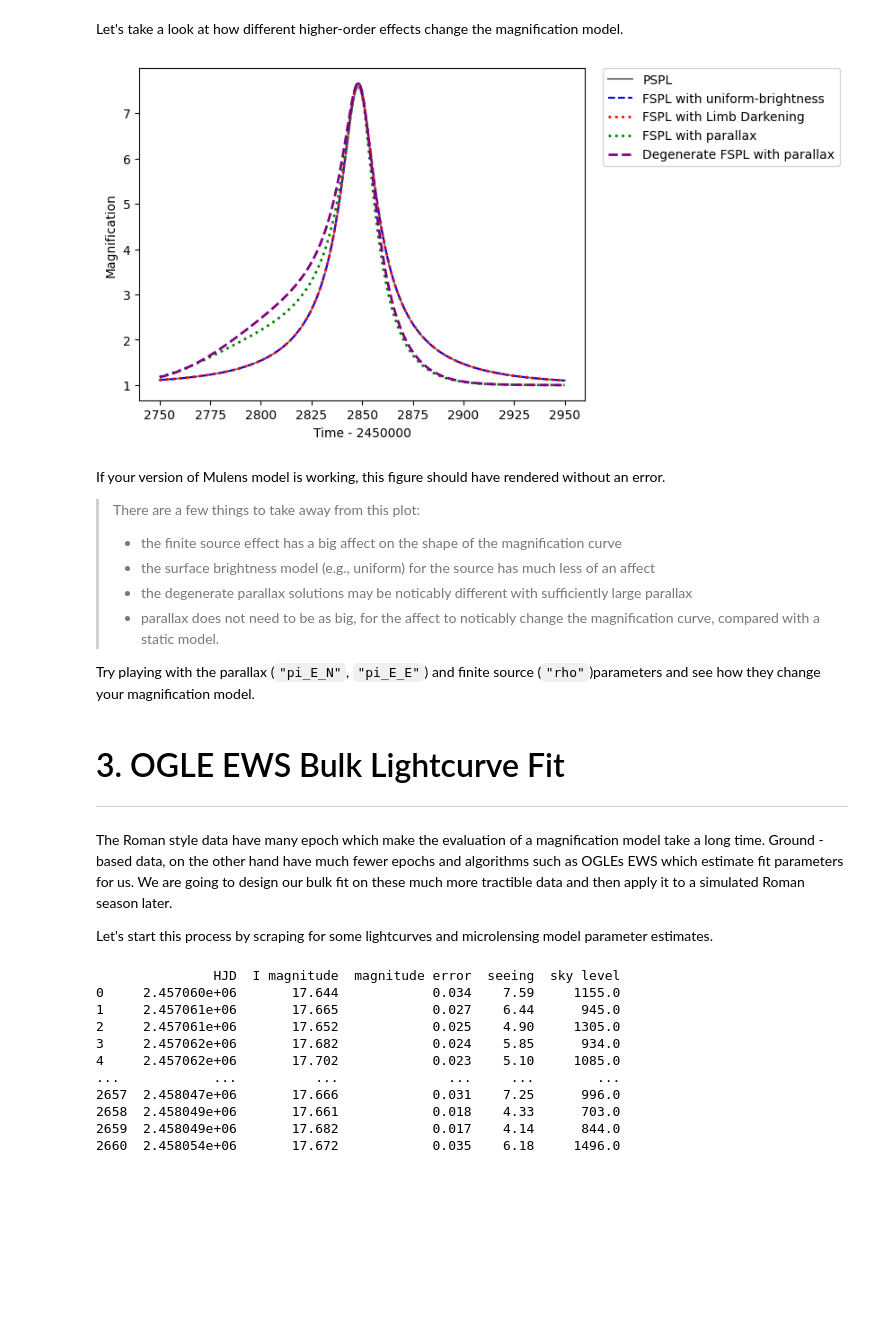
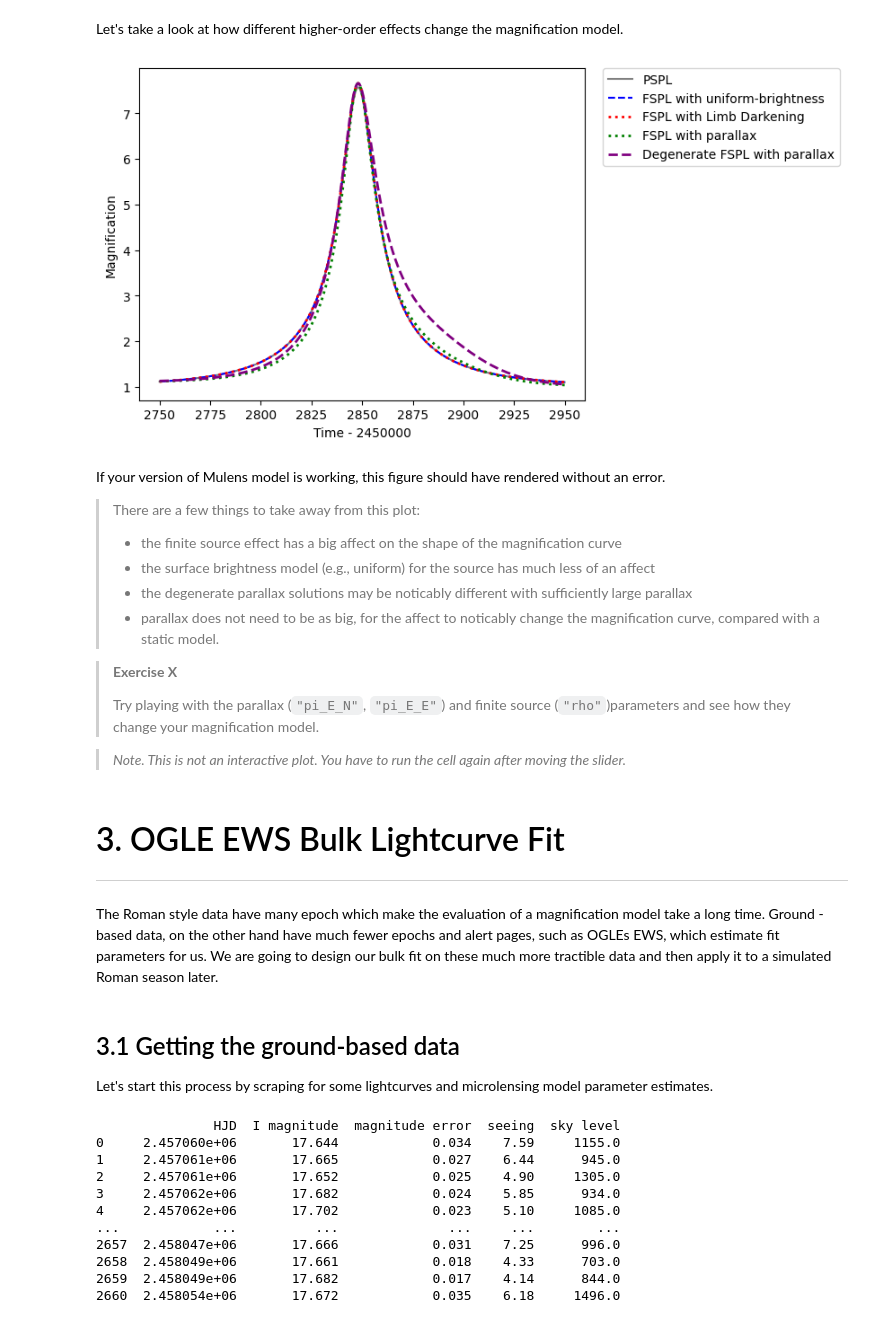
Before and after one commit to AmberLee2427/minicourses, a Jupyter notebook: chapter5/Chapter5.ipynb, the cells around one changed output. Saved outputs shown, nothing was run; the diff lists cells and outputs as text; code cells hidden in the pictures; blank space fills up the shorter version.

```diff
--- a/chapter5/Chapter5.ipynb
+++ b/chapter5/Chapter5.ipynb
@@ -316,7 +333,7 @@ u_0 = 0.133
 t_E = 61.5
 log_rho = -1.4 #@param {type:"slider", min:-3, max:0, step:0.1}
 rho = 10**log_rho
-pi_E_E = 3.2 #@param {"type":"slider","min":-5,"max":5,"step":0.1}
+pi_E_E = -1.4 #@param {"type":"slider","min":-5,"max":5,"step":0.1}
 pi_E_N = 1.7 #@param {type:"slider", min:-5, max:5, step:0.1}
 t_0_par = 2452848.06 # should not change during modelling and needs to be close to t_0
 
@@ -374,34 +391,34 @@ fspl.plot_magnification(
     )
 
 # calculate the magnification curve using a finite source model and parallax
 fspl_pllx.set_magnification_methods([2450000., finite_source_methods[1], 2470000.])  # rho = 0.1
 fspl_pllx.plot_magnification(
     t_range=t_range,
     subtract_2450000=True,
     color='green',
     linestyle=':',
     linewidth=2,
     label='FSPL with parallax'
     )
 
 
 # calculate the degenerate finite-source, parallax solution
 fspl_pllx.set_magnification_methods([2450000., finite_source_methods[3], 2470000.])
 parameters = ["t_0", "u_0", "t_E", "rho", "pi_E_E", "pi_E_N", "t_0_par"]
 setattr(fspl_pllx.parameters, "u_0", -u_0)  # multiply u0 by -1 to get the degenerate solution
 fspl_pllx.plot_magnification(
     t_range=t_range,
     subtract_2450000=True,
     color='purple',
     linestyle='--',
     linewidth=2,
     label='Degenerate FSPL with parallax'
     )
 
 plt.legend(loc='upper left', bbox_to_anchor=(1.04, 1), borderaxespad=0)
 plt.show()
 # %% [output]
-[figure, old version]
+[figure, new version]
 # %% [markdown]
 If your version of Mulens model is working, this figure should have rendered without an error.
 
@@ -411,14 +428,20 @@ If your version of Mulens model is working, this figure should have rendered wit
 > * the degenerate parallax solutions may be noticably different with sufficiently large parallax
 > * parallax does not need to be as big, for the affect to noticably change the magnification curve, compared with a static model.
 
-Try playing with the parallax (`"pi_E_N"`, `"pi_E_E"`) and finite source (`"rho"`)parameters and see how they  change your magnification model.
+> **Exercise X**
+>
+> Try playing with the parallax (`"pi_E_N"`, `"pi_E_E"`) and finite source (`"rho"`)parameters and see how they  change your magnification model.
+
+> *Note. This is not an interactive plot. You have to run the cell again after moving the slider.*
 # %% [markdown]
 ## <font face="Helvetica" size="6"> 3. OGLE EWS Bulk Lightcurve Fit </font>
 <hr style="border: 1.5pt solid #fc3d21; width: 100%; margin-top: -10px;">
 
-The Roman style data have many epoch which make the evaluation of a magnification model take a long time. Ground -based data, on the other hand have much fewer epochs and algorithms such as OGLEs EWS which estimate fit parameters for us. We are going to design our bulk fit on these much more tractible data and then apply it to a simulated Roman season later.
-
-Let's start this process by scraping for some lightcurves and microlensing model parameter estimates.
+The Roman style data have many epoch which make the evaluation of a magnification model take a long time. Ground -based data, on the other hand have much fewer epochs and alert pages, such as OGLEs EWS, which estimate fit parameters for us. We are going to design our bulk fit on these much more tractible data and then apply it to a simulated Roman season later.
+# %% [markdown]
+### <font face="Helvetica" size="5"> 3.1 Getting the ground-based data <a id="section-22"></a> </font>
+
+Let's start this process by scraping for some lightcurves and microlensing model parameter estimates.
 # %%
 #@title Web scrapping functions
 
```
Also changed, not shown: parts of 25 cells of this notebook.
